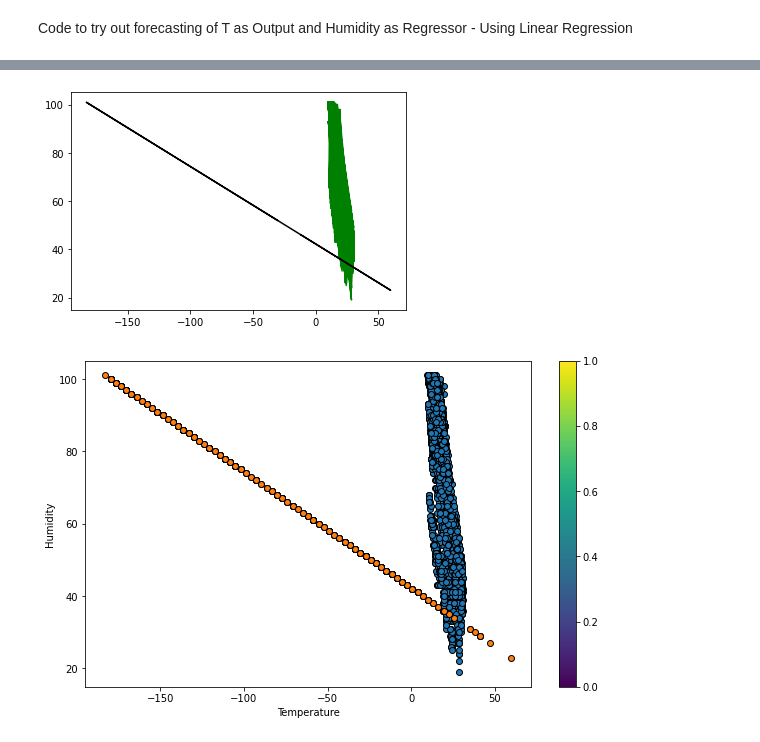
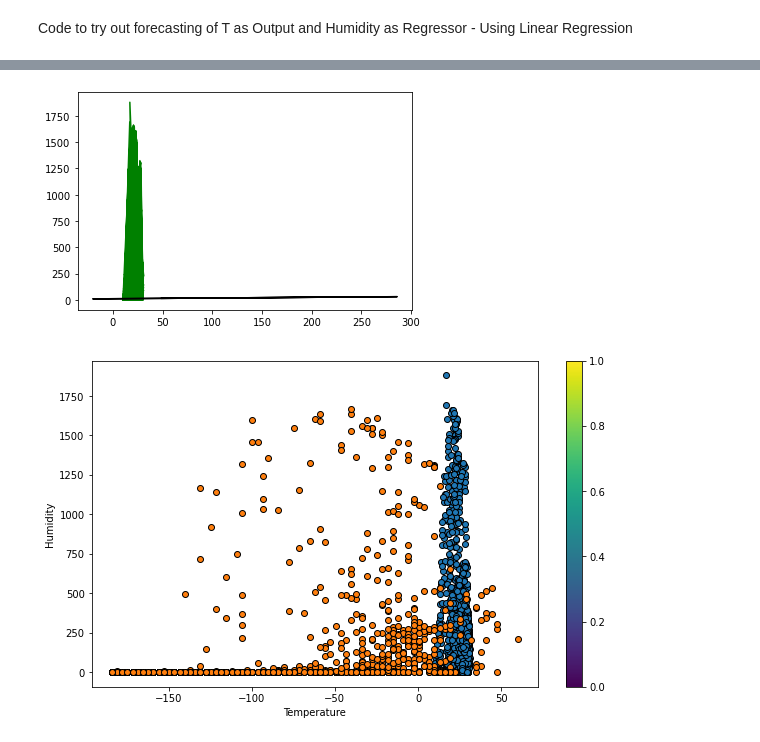
Before and after one commit to shailendra0408/ML, a Jupyter notebook: regression/TRHLinearRegression.ipynb, the cells around one changed output, grey strips where cells are left out. Drawn from its saved outputs; the diff is of its cells as text; code cells hidden in the pictures.

```diff
--- a/regression/TRHLinearRegression.ipynb
+++ b/regression/TRHLinearRegression.ipynb
@@ -29,8 +29,9 @@ print(df.head())
 # %%
 T_data, RH_data = data_array[:,0], data_array[:,1]
 
+
 T_data_train, T_data_test, RH_data_train, RH_data_test = train_test_split(T_data, RH_data, random_state=42,
-                                   test_size=0.10,
+                                   test_size=0.25,
                                    shuffle=True)
 
 T_data_train = T_data_train.reshape(-1,1)
@@ -72,5 +75,5 @@ slope: [[-3.11532119]]
 # %%
-RH_data_test = RH_data_test.reshape(-1,1)
-Temp_new_data = model.predict(RH_data_test)
-Temp_new_data
+T_data_test = T_data_test.reshape(-1,1)
+RelativeH_new_data = model.predict(T_data_test)
+RelativeH_new_data
 # %% [output]
@@ -94,10 +87,10 @@ array([[ -30.35938291],
 # %%
 plt.plot(T_data_train,RH_data_train,color='g')
-plt.plot(Temp_new_data, RH_data_test,color='k')
+plt.plot(RelativeH_new_data, T_data_test,color='k')
 
 plt.show()
 # %% [output]
-[figure, old version]
+[figure, new version]
 # %%
 fig, ax = plt.subplots(figsize=(10, 6))
 g = ax.scatter(x = T_data_train,
@@ -119,4 +112,4 @@ plt.ylabel("Humidity")
 
 plt.show()
 # %% [output]
-[figure, old version]
+[figure, new version]
```
Also changed, not shown: parts of 4 cells of this notebook, 3 other files.
